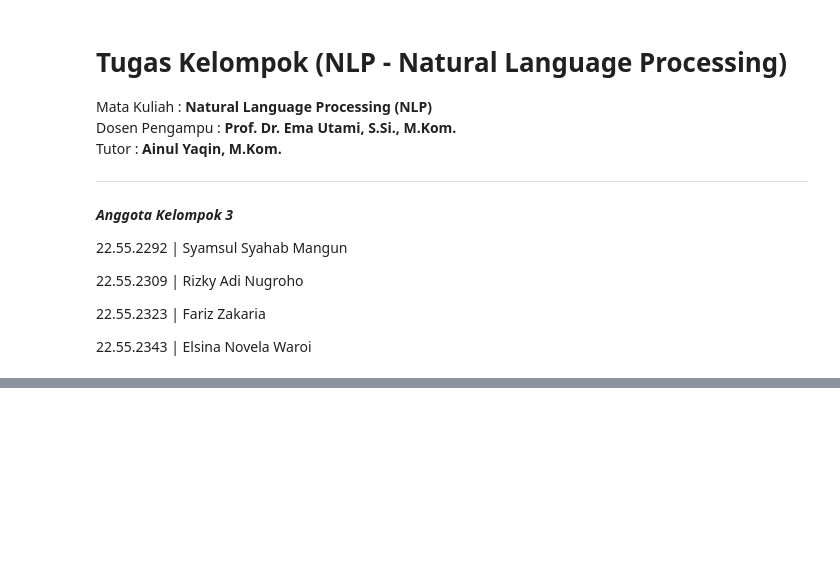
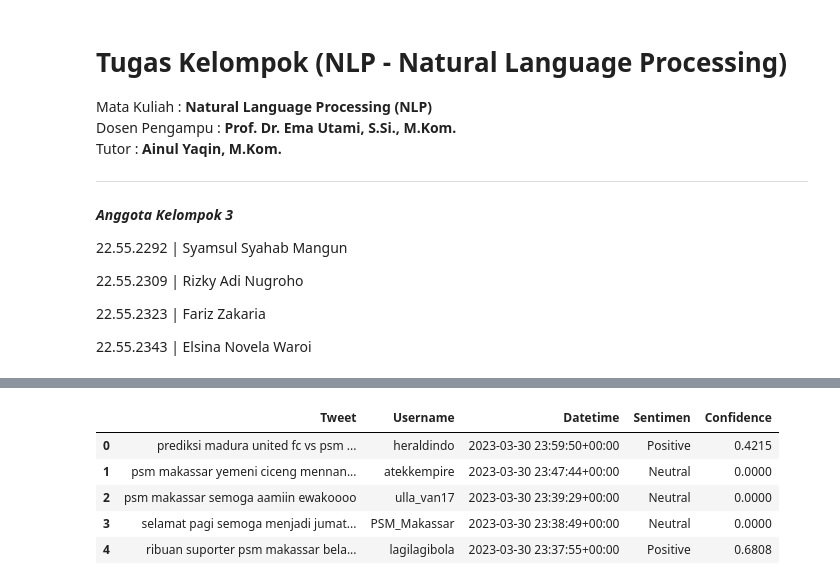
Before and after one commit to 11SyamSM/amikom, a Jupyter notebook: NLP_Kelompok3.ipynb, the cells around one changed output, grey strips where cells are left out. Drawn from its saved outputs; the diff is of its cells as text; code cells hidden in the pictures; blank space fills up the shorter version.

```diff
--- a/NLP_Kelompok3.ipynb
+++ b/NLP_Kelompok3.ipynb
@@ -111,0 +190,29 @@ tweets_df.to_csv('tweets.csv', index=False)
+# %%
+def score_to_sentiment(score):
+    if score > 0.2:
+        return "Positive"
+    elif score < -0.2:
+        return "Negative"
+    else:
+        return "Neutral"
+
+analyzer = SentimentIntensityAnalyzer()
+
+confidence = []
+for i in df_sns['Tweet']:
+    confidence.append(analyzer.polarity_scores(str(i))['compound'])
+
+sentimen = []
+for i in df_sns['Tweet']:
+    sentimen.append(score_to_sentiment(analyzer.polarity_scores(str(i))['compound']))
+
+df_sns['Confidence'] = confidence
+df_sns['Sentimen'] = sentimen
+df_sns.head()
+# %% [output]
+|  | Tweet | Username | Datetime | Sentimen | Confidence |
+| 0 | prediksi madura united fc vs psm ... | heraldindo | 2023-03-30 23:59:50+00:00 | Positive | 0.4215 |
+| 1 | psm makassar yemeni ciceng mennan... | atekkempire | 2023-03-30 23:47:44+00:00 | Neutral | 0.0000 |
+| 2 | psm makassar semoga aamiin ewakoooo | ulla_van17 | 2023-03-30 23:39:29+00:00 | Neutral | 0.0000 |
+| 3 | selamat pagi semoga menjadi jumat... | PSM_Makassar | 2023-03-30 23:38:49+00:00 | Neutral | 0.0000 |
+| 4 | ribuan suporter psm makassar bela... | lagilagibola | 2023-03-30 23:37:55+00:00 | Positive | 0.6808 |
```
Also changed, not shown: parts of 49 cells of this notebook.
